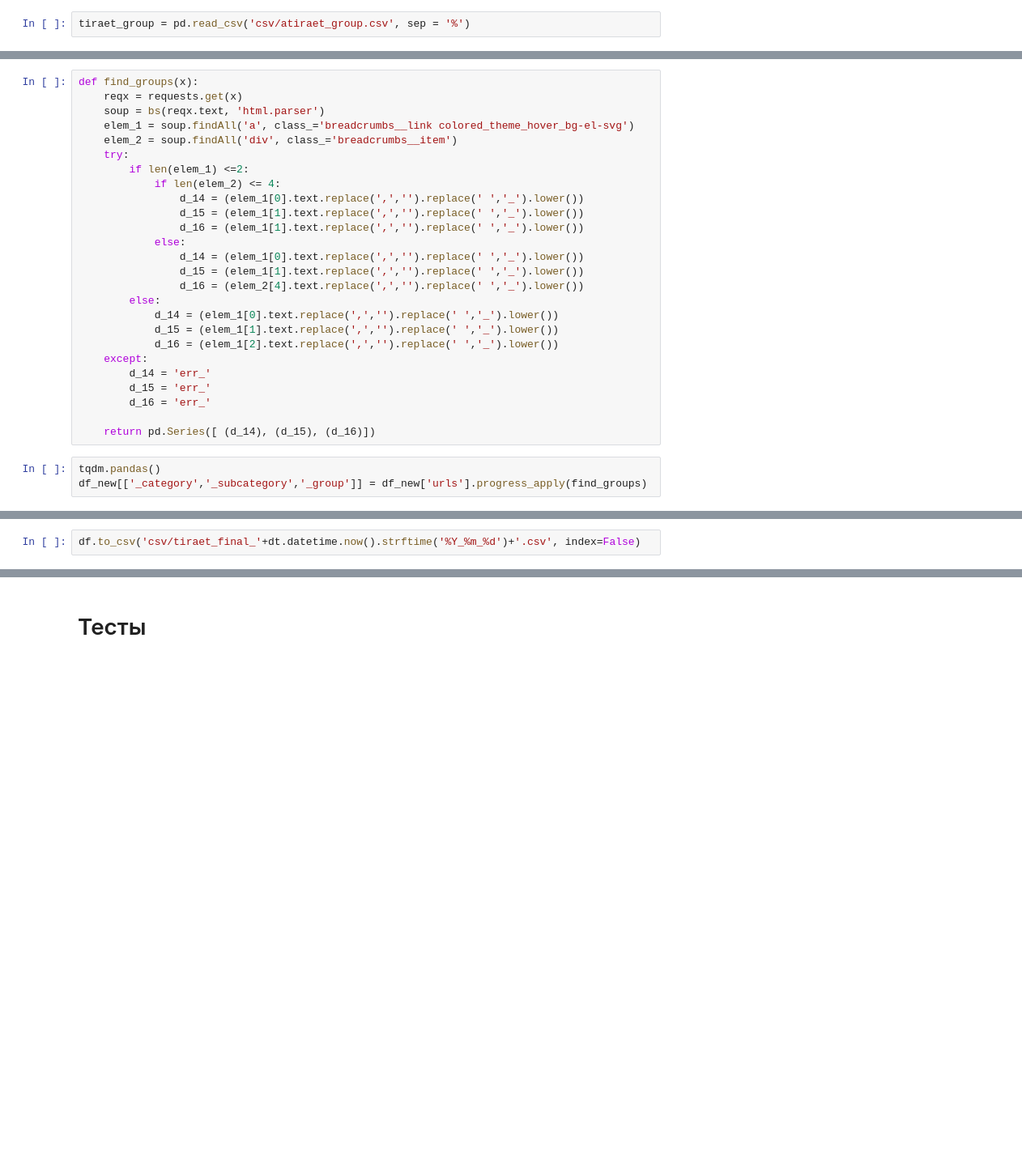
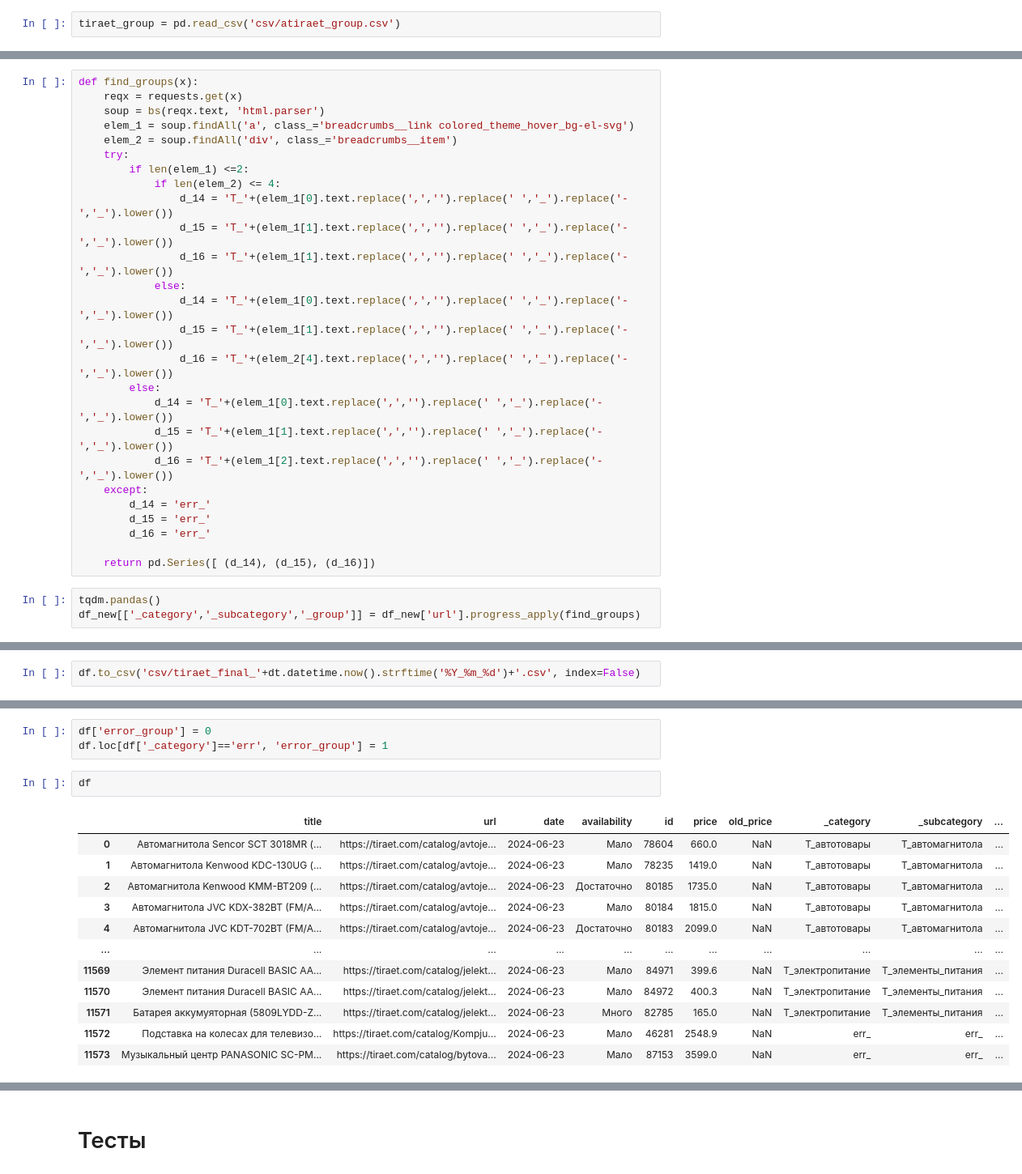
Before and after one commit to APolisakov/parsing, a Jupyter notebook: tir__parsing.ipynb, the cells around one changed output, grey strips where cells are left out. Shown at 81% size. Cells and saved outputs as stored; diff of their text form; blank space fills up the shorter version.

```diff
--- a/tir__parsing.ipynb
+++ b/tir__parsing.ipynb
@@ -168,5 +117,5 @@ df = pd.read_csv('csv/tiraet_'+dt.datetime.now().strftime('%Y_%m_%d')+'.csv')
 # %%
-tiraet_group = pd.read_csv('csv/atiraet_group.csv', sep = '%')
+tiraet_group = pd.read_csv('csv/atiraet_group.csv')
 # %%
 df = df.merge(tiraet_group, how='left', on='id')
 # %%
@@ -182,17 +131,17 @@ def find_groups(x):
     try:
         if len(elem_1) <=2:
             if len(elem_2) <= 4:
-                d_14 = (elem_1[0].text.replace(',','').replace(' ','_').lower())
-                d_15 = (elem_1[1].text.replace(',','').replace(' ','_').lower())
-                d_16 = (elem_1[1].text.replace(',','').replace(' ','_').lower())
+                d_14 = 'T_'+(elem_1[0].text.replace(',','').replace(' ','_').replace('-','_').lower())
+                d_15 = 'T_'+(elem_1[1].text.replace(',','').replace(' ','_').replace('-','_').lower())
+                d_16 = 'T_'+(elem_1[1].text.replace(',','').replace(' ','_').replace('-','_').lower())
             else:
-                d_14 = (elem_1[0].text.replace(',','').replace(' ','_').lower())
-                d_15 = (elem_1[1].text.replace(',','').replace(' ','_').lower())
-                d_16 = (elem_2[4].text.replace(',','').replace(' ','_').lower())
+                d_14 = 'T_'+(elem_1[0].text.replace(',','').replace(' ','_').replace('-','_').lower())
+                d_15 = 'T_'+(elem_1[1].text.replace(',','').replace(' ','_').replace('-','_').lower())
+                d_16 = 'T_'+(elem_2[4].text.replace(',','').replace(' ','_').replace('-','_').lower())
         else:
-            d_14 = (elem_1[0].text.replace(',','').replace(' ','_').lower())
-            d_15 = (elem_1[1].text.replace(',','').replace(' ','_').lower())
-            d_16 = (elem_1[2].text.replace(',','').replace(' ','_').lower())
+            d_14 = 'T_'+(elem_1[0].text.replace(',','').replace(' ','_').replace('-','_').lower())
+            d_15 = 'T_'+(elem_1[1].text.replace(',','').replace(' ','_').replace('-','_').lower())
+            d_16 = 'T_'+(elem_1[2].text.replace(',','').replace(' ','_').replace('-','_').lower())
     except:
         d_14 = 'err_'
         d_15 = 'err_'
@@ -201,6 +150,6 @@ def find_groups(x):
     return pd.Series([ (d_14), (d_15), (d_16)])
 # %%
 tqdm.pandas()
-df_new[['_category','_subcategory','_group']] = df_new['urls'].progress_apply(find_groups)
+df_new[['_category','_subcategory','_group']] = df_new['url'].progress_apply(find_groups)
 # %%
 df_new._category.unique()
@@ -221,0 +187,18 @@ df.to_csv('csv/tiraet_final_'+dt.datetime.now().strftime('%Y_%m_%d')+'.csv', ind
+# %%
+df['error_group'] = 0
+df.loc[df['_category']=='err', 'error_group'] = 1
+# %%
+df
+# %% [output]
+|  | title | url | date | availability | id | price | old_price | _category | _subcategory | ... |
+| 0 | Автомагнитола Sencor SCT 3018MR (... | https://tiraet.com/catalog/avtoje... | 2024-06-23 | Мало | 78604 | 660.0 | NaN | T_автотовары | T_автомагнитола | ... |
+| 1 | Автомагнитола Kenwood KDC-130UG (... | https://tiraet.com/catalog/avtoje... | 2024-06-23 | Мало | 78235 | 1419.0 | NaN | T_автотовары | T_автомагнитола | ... |
+| 2 | Автомагнитола Kenwood KMM-BT209 (... | https://tiraet.com/catalog/avtoje... | 2024-06-23 | Достаточно | 80185 | 1735.0 | NaN | T_автотовары | T_автомагнитола | ... |
+| 3 | Автомагнитола JVC KDX-382BT (FM/A... | https://tiraet.com/catalog/avtoje... | 2024-06-23 | Мало | 80184 | 1815.0 | NaN | T_автотовары | T_автомагнитола | ... |
+| 4 | Автомагнитола JVC KDT-702BT (FM/A... | https://tiraet.com/catalog/avtoje... | 2024-06-23 | Достаточно | 80183 | 2099.0 | NaN | T_автотовары | T_автомагнитола | ... |
+| ... | ... | ... | ... | ... | ... | ... | ... | ... | ... | ... |
+| 11569 | Элемент питания Duracell BASIC AA... | https://tiraet.com/catalog/jelekt... | 2024-06-23 | Мало | 84971 | 399.6 | NaN | T_электропитание | T_элементы_питания | ... |
+| 11570 | Элемент питания Duracell BASIC AA... | https://tiraet.com/catalog/jelekt... | 2024-06-23 | Мало | 84972 | 400.3 | NaN | T_электропитание | T_элементы_питания | ... |
+| 11571 | Батарея аккумуяторная (5809LYDD-Z... | https://tiraet.com/catalog/jelekt... | 2024-06-23 | Много | 82785 | 165.0 | NaN | T_электропитание | T_элементы_питания | ... |
+| 11572 | Подставка на колесах для телевизо... | https://tiraet.com/catalog/Kompju... | 2024-06-23 | Мало | 46281 | 2548.9 | NaN | err_ | err_ | ... |
+| 11573 | Музыкальный центр PANASONIC SC-PM... | https://tiraet.com/catalog/bytova... | 2024-06-23 | Мало | 87153 | 3599.0 | NaN | err_ | err_ | ... |
```
Also changed, not shown: parts of 58 cells of this notebook, 11 other files.
